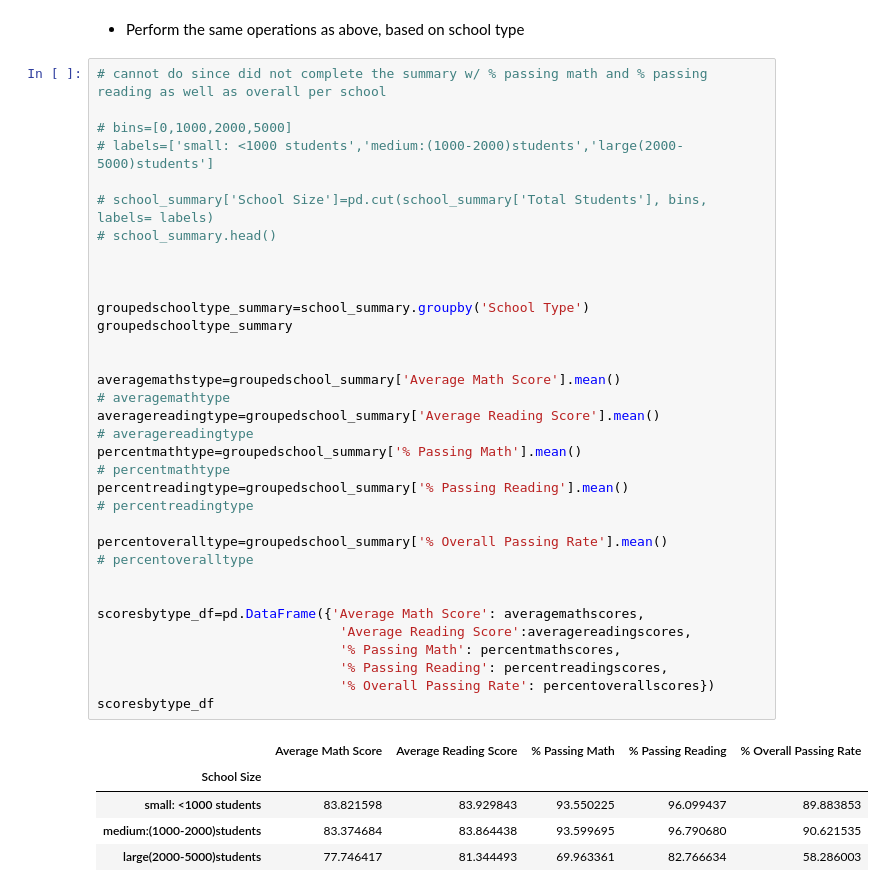
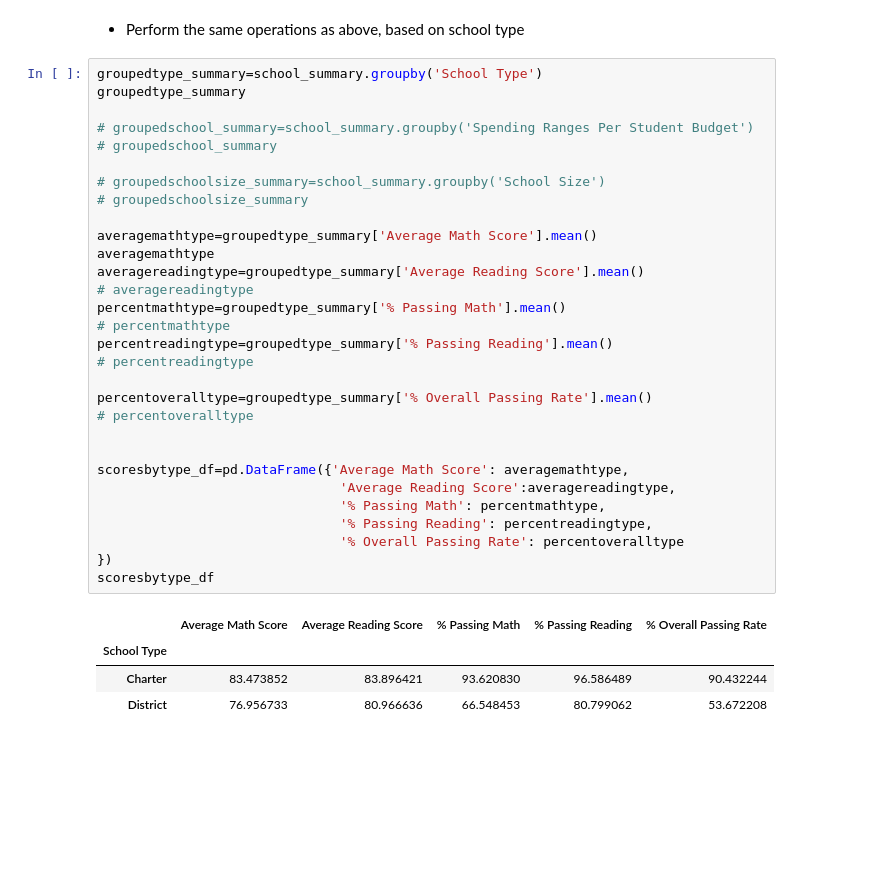
Before and after one commit to chavee07/pandas-challenge, a Jupyter notebook: PyCitySchools_Cleanfinal.ipynb, the cells around one changed output. Saved outputs shown, nothing was run; the diff lists cells and outputs as text; blank space fills up the shorter version.

```diff
--- a/PyCitySchools_Cleanfinal.ipynb
+++ b/PyCitySchools_Cleanfinal.ipynb
@@ -484,42 +492,37 @@ binnedsize_df
 # %% [markdown]
 * Perform the same operations as above, based on school type
 # %%
-# cannot do since did not complete the summary w/ % passing math and % passing reading as well as overall per school
+groupedtype_summary=school_summary.groupby('School Type')
+groupedtype_summary
 
-# bins=[0,1000,2000,5000]
-# labels=['small: <1000 students','medium:(1000-2000)students','large(2000-5000)students']
+# groupedschool_summary=school_summary.groupby('Spending Ranges Per Student Budget')
+# groupedschool_summary
 
-# school_summary['School Size']=pd.cut(school_summary['Total Students'], bins, labels= labels)
-# school_summary.head()
+# groupedschoolsize_summary=school_summary.groupby('School Size')
+# groupedschoolsize_summary
 
-
-
-groupedschooltype_summary=school_summary.groupby('School Type')
-groupedschooltype_summary
-
-
-averagemathstype=groupedschool_summary['Average Math Score'].mean()
-# averagemathtype
-averagereadingtype=groupedschool_summary['Average Reading Score'].mean()
+averagemathtype=groupedtype_summary['Average Math Score'].mean()
+averagemathtype
+averagereadingtype=groupedtype_summary['Average Reading Score'].mean()
 # averagereadingtype
-percentmathtype=groupedschool_summary['% Passing Math'].mean()
+percentmathtype=groupedtype_summary['% Passing Math'].mean()
 # percentmathtype
-percentreadingtype=groupedschool_summary['% Passing Reading'].mean()
+percentreadingtype=groupedtype_summary['% Passing Reading'].mean()
 # percentreadingtype
 
-percentoveralltype=groupedschool_summary['% Overall Passing Rate'].mean()
+percentoveralltype=groupedtype_summary['% Overall Passing Rate'].mean()
 # percentoveralltype
 
 
-scoresbytype_df=pd.DataFrame({'Average Math Score': averagemathscores,
-                               'Average Reading Score':averagereadingscores,
-                               '% Passing Math': percentmathscores,
-                               '% Passing Reading': percentreadingscores,
-                               '% Overall Passing Rate': percentoverallscores})
+scoresbytype_df=pd.DataFrame({'Average Math Score': averagemathtype,
+                               'Average Reading Score':averagereadingtype,
+                               '% Passing Math': percentmathtype,
+                               '% Passing Reading': percentreadingtype,
+                               '% Overall Passing Rate': percentoveralltype
+})
 scoresbytype_df
 # %% [output]
 |  | Average Math Score | Average Reading Score | % Passing Math | % Passing Reading | % Overall Passing Rate |
-| School Size |  |  |  |  |  |
-| small: <1000 students | 83.821598 | 83.929843 | 93.550225 | 96.099437 | 89.883853 |
-| medium:(1000-2000)students | 83.374684 | 83.864438 | 93.599695 | 96.790680 | 90.621535 |
-| large(2000-5000)students | 77.746417 | 81.344493 | 69.963361 | 82.766634 | 58.286003 |
+| School Type |  |  |  |  |  |
+| Charter | 83.473852 | 83.896421 | 93.620830 | 96.586489 | 90.432244 |
+| District | 76.956733 | 80.966636 | 66.548453 | 80.799062 | 53.672208 |
```
Also changed, not shown: parts of 3 cells of this notebook.
